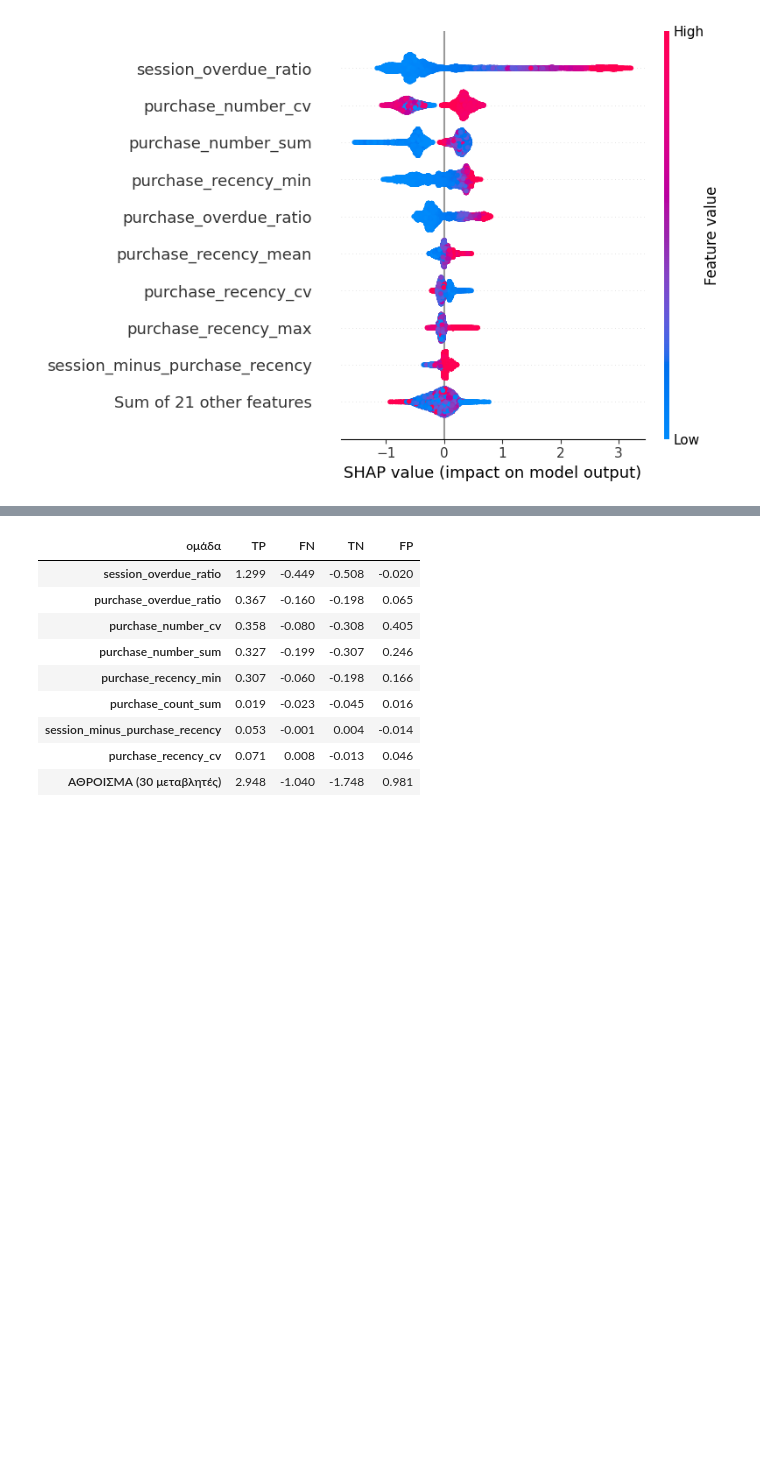
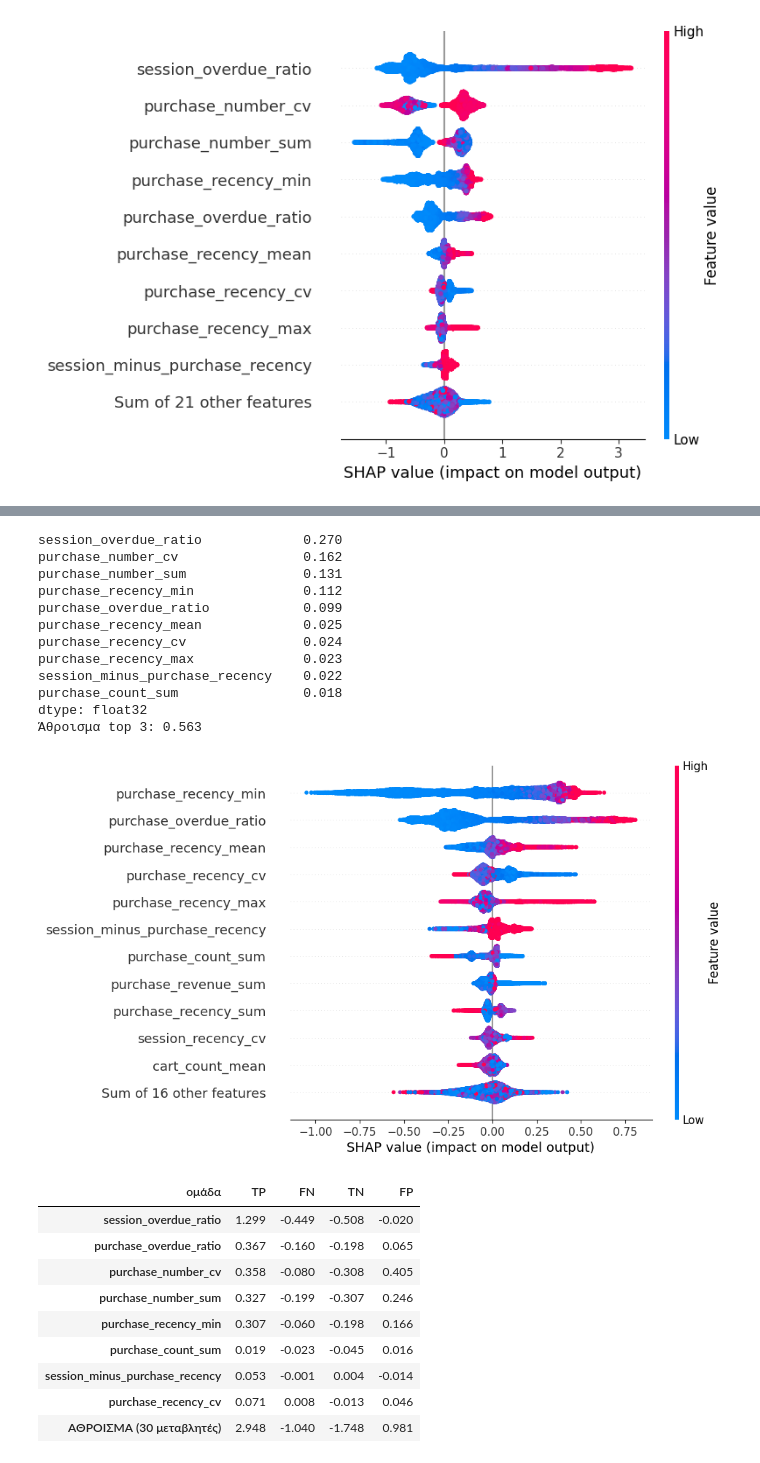
Before and after one commit to mariapourgianou/thesis-churn-prediction, a Jupyter notebook: XGBoost Optuna.ipynb, the cells around one changed output, grey strips where cells are left out. Cells and saved outputs as stored; diff of their text form; code cells hidden in the pictures; blank space fills up the shorter version.

```diff
--- a/XGBoost Optuna.ipynb
+++ b/XGBoost Optuna.ipynb
@@ -670,3 +655,11 @@ plt.savefig('xgb_shap_beeswarm.png', dpi=150, bbox_inches='tight')
 plt.show()
 # %% [output]
 [figure]
+# %%
+shap_global = pd.Series(np.abs(shap_values.values).mean(axis=0),
+                        index=final_cols_30).sort_values(ascending=False)
+
+cmp = pd.DataFrame({'Gain': gain30, 'Permutation': perm30, 'SHAP': shap_global})
+cmp_rank = cmp.rank(ascending=False).astype(int)
+cmp_rank['Μέση κατάταξη'] = cmp_rank.mean(axis=1).round(1)
+cmp_rank.sort_values('Μέση κατάταξη').head(10)
@@ -673,3 +678,27 @@ plt.show()
+# %%
+share = (shap_global / shap_global.sum()).round(3)
+print(share.head(10))
+print('Άθροισμα top 3:', share.head(3).sum().round(3))
+
+top3 = list(shap_global.head(3).index)
+idx = [final_cols_30.index(c) for c in final_cols_30 if c not in top3]
+shap.plots.beeswarm(shap_values[:, idx], max_display=12, show=False)
+plt.savefig('xgb_shap_beeswarm_others.png', dpi=150, bbox_inches='tight')
+plt.show()
+# %% [output]
+session_overdue_ratio             0.270
+purchase_number_cv                0.162
+purchase_number_sum               0.131
+purchase_recency_min              0.112
+purchase_overdue_ratio            0.099
+purchase_recency_mean             0.025
+purchase_recency_cv               0.024
+purchase_recency_max              0.023
+session_minus_purchase_recency    0.022
+purchase_count_sum                0.018
+dtype: float32
+Άθροισμα top 3: 0.563
+[figure, added]
 # %%
 sv = pd.DataFrame(shap_values.values, columns=final_cols_30)
 sv['ομάδα'] = groups_err
```
Also changed, not shown: parts of 6 cells of this notebook.
